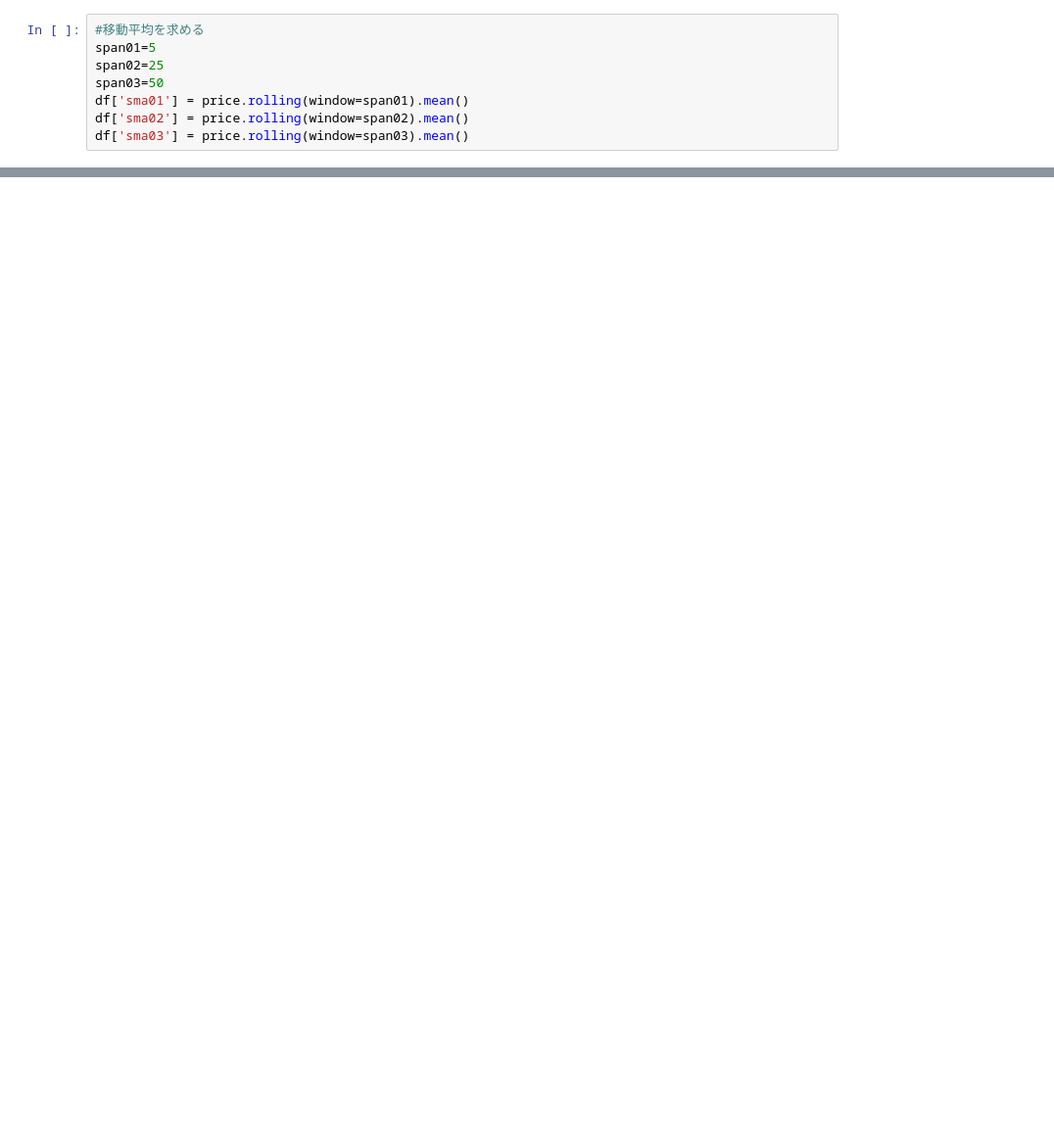
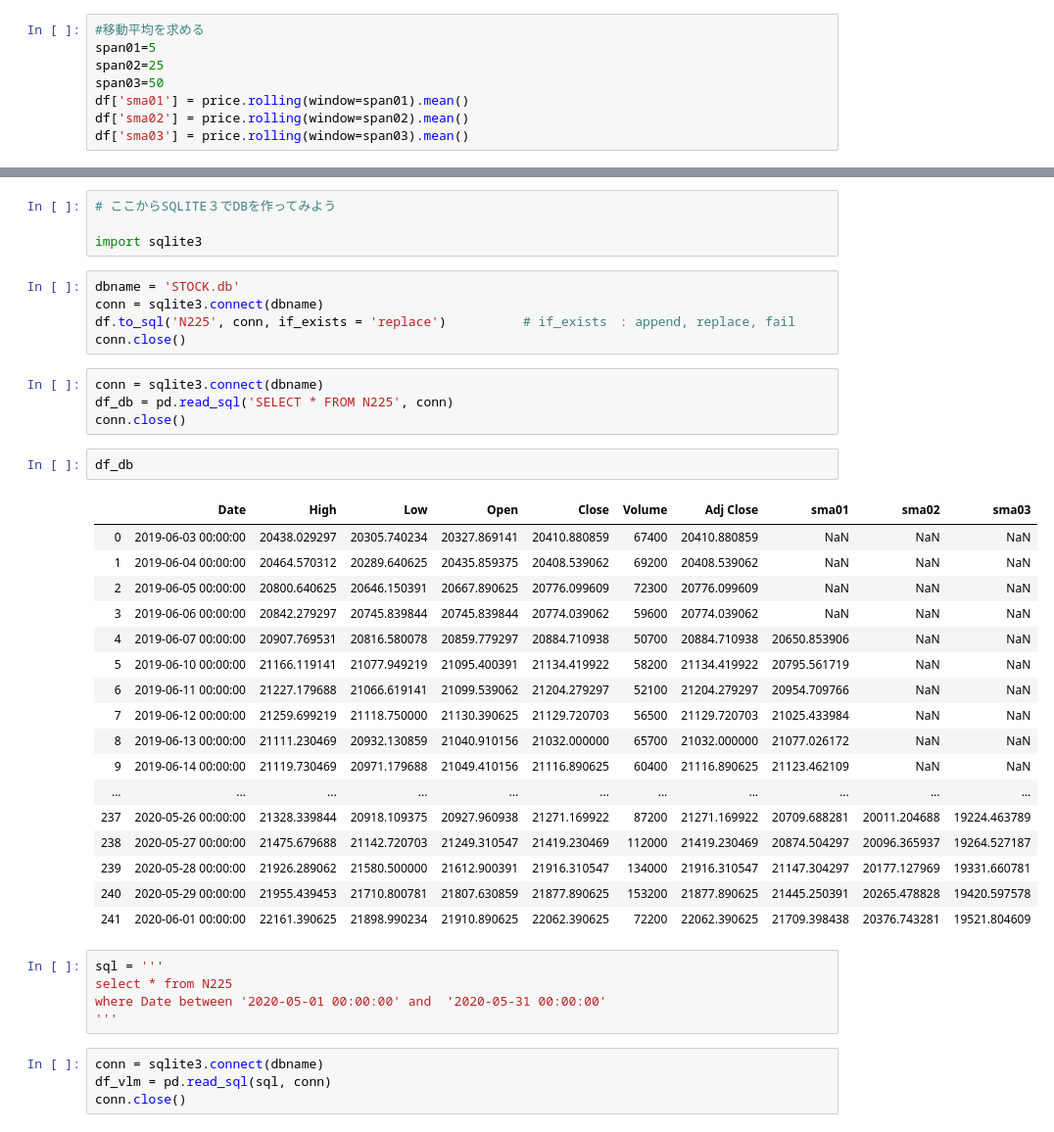
Before and after one commit to bauworks/playground, a Jupyter notebook: python/kabuka/N225.ipynb, the cells around one changed output, grey strips where cells are left out. Shown: that part at 98% size. Cells and saved outputs as stored; diff of their text form; blank space fills up the shorter version.

```diff
--- a/python/kabuka/N225.ipynb
+++ b/python/kabuka/N225.ipynb
@@ -299,0 +167,42 @@ company_stock_analyse('2019-01-01', '2020-06-01', '7203.JP')
+# %%
+# ここからSQLITE３でDBを作ってみよう
+
+import sqlite3
+# %%
+dbname = 'STOCK.db'
+conn = sqlite3.connect(dbname)
+df.to_sql('N225', conn, if_exists = 'replace')　　　　　　# if_exists　: append, replace, fail
+conn.close()
+# %%
+conn = sqlite3.connect(dbname)
+df_db = pd.read_sql('SELECT * FROM N225', conn)
+conn.close()
+# %%
+df_db
+# %% [output]
+|  | Date | High | Low | Open | Close | Volume | Adj Close | sma01 | sma02 | sma03 |
+| 0 | 2019-06-03 00:00:00 | 20438.029297 | 20305.740234 | 20327.869141 | 20410.880859 | 67400 | 20410.880859 | NaN | NaN | NaN |
+| 1 | 2019-06-04 00:00:00 | 20464.570312 | 20289.640625 | 20435.859375 | 20408.539062 | 69200 | 20408.539062 | NaN | NaN | NaN |
+| 2 | 2019-06-05 00:00:00 | 20800.640625 | 20646.150391 | 20667.890625 | 20776.099609 | 72300 | 20776.099609 | NaN | NaN | NaN |
+| 3 | 2019-06-06 00:00:00 | 20842.279297 | 20745.839844 | 20745.839844 | 20774.039062 | 59600 | 20774.039062 | NaN | NaN | NaN |
+| 4 | 2019-06-07 00:00:00 | 20907.769531 | 20816.580078 | 20859.779297 | 20884.710938 | 50700 | 20884.710938 | 20650.853906 | NaN | NaN |
+| 5 | 2019-06-10 00:00:00 | 21166.119141 | 21077.949219 | 21095.400391 | 21134.419922 | 58200 | 21134.419922 | 20795.561719 | NaN | NaN |
+| 6 | 2019-06-11 00:00:00 | 21227.179688 | 21066.619141 | 21099.539062 | 21204.279297 | 52100 | 21204.279297 | 20954.709766 | NaN | NaN |
+| 7 | 2019-06-12 00:00:00 | 21259.699219 | 21118.750000 | 21130.390625 | 21129.720703 | 56500 | 21129.720703 | 21025.433984 | NaN | NaN |
+| 8 | 2019-06-13 00:00:00 | 21111.230469 | 20932.130859 | 21040.910156 | 21032.000000 | 65700 | 21032.000000 | 21077.026172 | NaN | NaN |
+| 9 | 2019-06-14 00:00:00 | 21119.730469 | 20971.179688 | 21049.410156 | 21116.890625 | 60400 | 21116.890625 | 21123.462109 | NaN | NaN |
+| ... | ... | ... | ... | ... | ... | ... | ... | ... | ... | ... |
+| 237 | 2020-05-26 00:00:00 | 21328.339844 | 20918.109375 | 20927.960938 | 21271.169922 | 87200 | 21271.169922 | 20709.688281 | 20011.204688 | 19224.463789 |
+| 238 | 2020-05-27 00:00:00 | 21475.679688 | 21142.720703 | 21249.310547 | 21419.230469 | 112000 | 21419.230469 | 20874.504297 | 20096.365937 | 19264.527187 |
+| 239 | 2020-05-28 00:00:00 | 21926.289062 | 21580.500000 | 21612.900391 | 21916.310547 | 134000 | 21916.310547 | 21147.304297 | 20177.127969 | 19331.660781 |
+| 240 | 2020-05-29 00:00:00 | 21955.439453 | 21710.800781 | 21807.630859 | 21877.890625 | 153200 | 21877.890625 | 21445.250391 | 20265.478828 | 19420.597578 |
+| 241 | 2020-06-01 00:00:00 | 22161.390625 | 21898.990234 | 21910.890625 | 22062.390625 | 72200 | 22062.390625 | 21709.398438 | 20376.743281 | 19521.804609 |
+# %%
+sql = '''
+select * from N225
+where Date between '2020-05-01 00:00:00' and  '2020-05-31 00:00:00'
+'''
+# %%
+conn = sqlite3.connect(dbname)
+df_vlm = pd.read_sql(sql, conn)
+conn.close()
```
Also changed, not shown: parts of 26 cells of this notebook, 7 other files.
